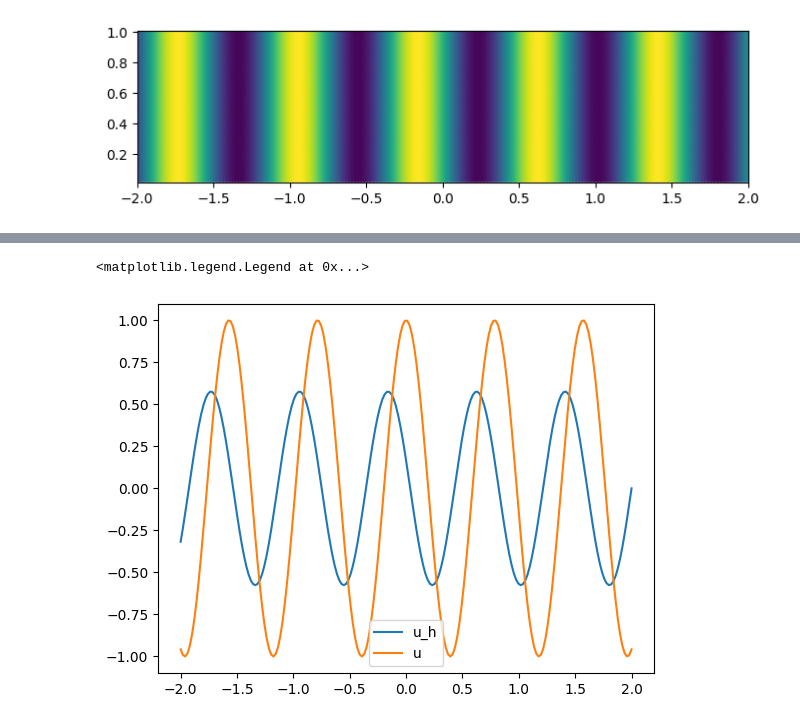
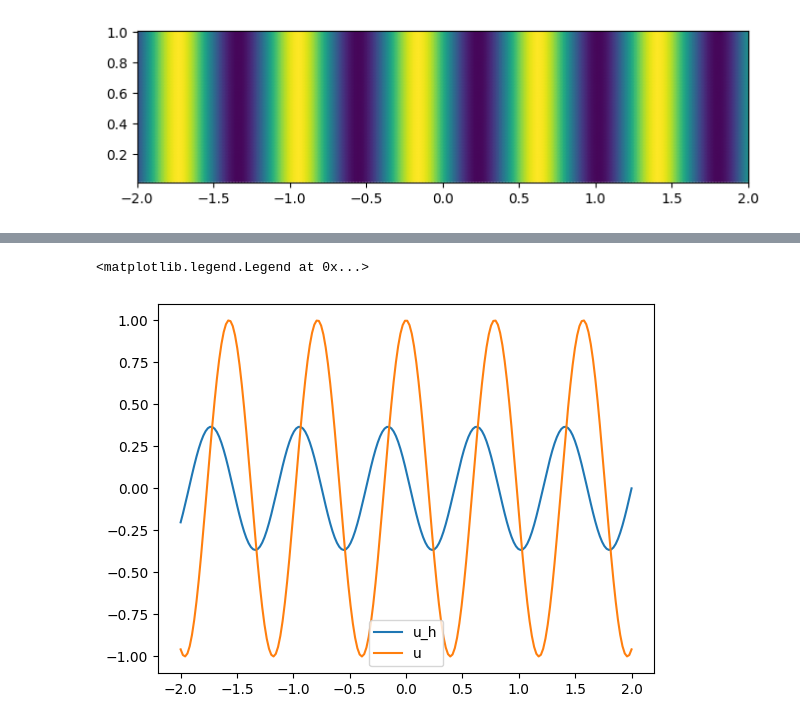
Before and after one commit to MPenaR/Trefftz, a Jupyter notebook: notebooks/playground.ipynb, the cells around one changed output, grey strips where cells are left out. Saved outputs shown, nothing was run; the diff lists cells and outputs as text; code cells hidden in the pictures.

```diff
--- a/notebooks/playground.ipynb
+++ b/notebooks/playground.ipynb
@@ -85,11 +85,11 @@ problem.plot_mode(n=n)
 # %%
 y = np.full_like(x, fill_value=0.2)
-plt.plot(x,np.real(u(x,y)), label="u_h")
+plt.plot(x,np.real(u(x,y))/(np.pi/2), label="u_h")
 plt.plot(x,np.real(problem.mode(n=n)(x, y)), label="u")
 plt.legend()
 # %% [output]
 <matplotlib.legend.Legend at 0x...>
-[figure, old version]
+[figure, new version]
 # %%
 n=2
 problem.assembleRHS(RHS=RSH_type.MODE, RHS_params={"t": n})
```
Also changed, not shown: parts of 7 cells of this notebook, 3 other files.
